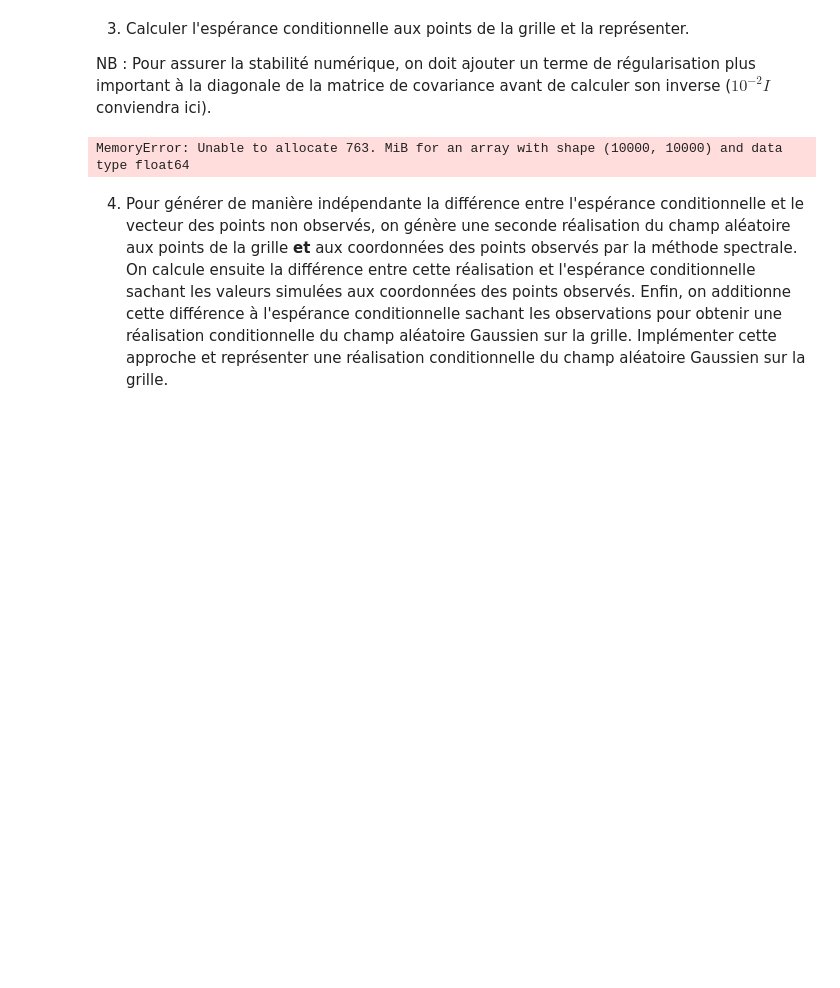
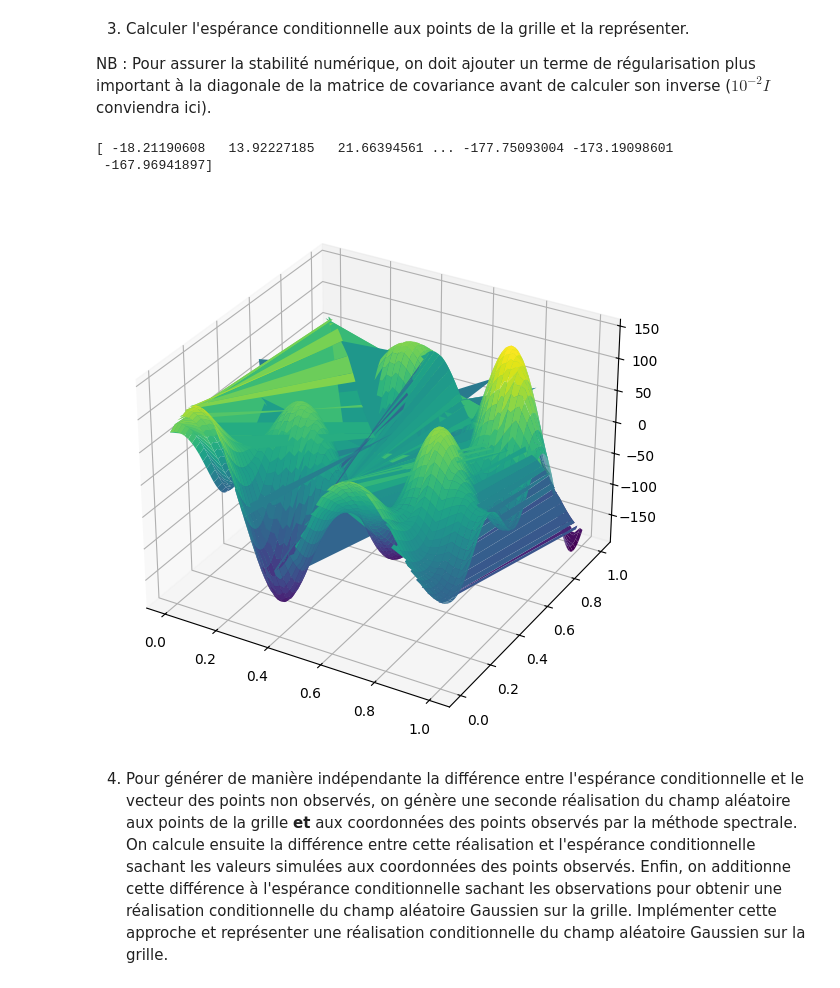
Before and after one commit to Martinks28/Projet-proba, a Jupyter notebook: Projet Probabilités.ipynb, the cells around one changed output. Cells and saved outputs as stored; diff of their text form; code cells hidden in the pictures; blank space fills up the shorter version.

```diff
--- a/Projet Probabilités.ipynb
+++ b/Projet Probabilités.ipynb
@@ -311,9 +311,6 @@ for i in range(0,50):
 
 NB : Pour assurer la stabilité numérique, on doit ajouter un terme de régularisation plus important à la diagonale de la matrice de covariance avant de calculer son inverse ($10^{-2} I$ conviendra ici).
 # %%
-sigma2 = 1.0
-a = 0.05
-
 sigma2 = 1.0
 a = 0.05
 
@@ -323,59 +320,59 @@ l = np.linspace(0,1,100)
 liste_cles = list(d.keys())
 liste_points = [] #Liste des points dans l'ordre
 
-# Ajout des points connues
+# Ajout des points connus
 
 for x in liste_cles :
-    liste_points.append((l[x[0]],l[x[1]]))
+    liste_points.append(np.array([l[x[0]],l[x[1]]]))
 
-# Ajout des points non connues
+# Ajout des points non connus
 
 for i in range(0,100) :
     for j in range(0,100) :
         if (i,j) not in d :
-            liste_points.append((l[i], l[j]))
+            liste_points.append(np.array([l[i], l[j]]))
 
 m_distances = distance_matrix(liste_points, liste_points)
 
-"""
-def covariance_gaussienne_ram(m_distances, sigma2, a) :
-    C = np.empty((10000,10000))
-    for i in range(0,10000) :
-        for j in range(0,10000) :
-            C[i,j] = sigma2*np.exp(-(m_distances**2)/a)
-"""
-
 C = covariance_gaussienne(m_distances, sigma2, a)
-# %% [output]
-MemoryError: Unable to allocate 763. MiB for an array with shape (10000, 10000) and data type float64
 # %%
 # Calcul de l'espérance en considérant que m_X1 et m_X2 sont nulles
 
-C_X2 = C[:50,:50]
-C_X1 = C[50:10000,50:10000]
+C_X1 = C[:50,:50]
+C_X2 = C[50:10000,50:10000]
+C_X2X1 = C[50:10000,:50]
 C_X1X2 = C[:50,50:10000]
-C_X2X1 = C[50:10000,:50]
 
-C_X1_inv = np.linalg.inv(C_X1 + (10**-2)*np.identity(9950))
+C_X1_inv = np.linalg.inv(C_X1 + (10**-2)*np.identity(50))
 
 
 # Construction du vecteur des points observés
-x1 = np.array([])
-
+x1 = np.empty(50)
+i=0
 for x in liste_cles :
-    x1.append(d[x])
+    x1[i]=d[x]
+    i+=1
 
 E_cond = np.dot(C_X2X1, np.dot(C_X1_inv, x1))
 # %%
 # Représentation
+liste_points = np.array(liste_points)
+x, y = liste_points[:,0], liste_points[:,1]
+z = np.concatenate((x1, E_cond))
+print(z)
 
-x, y = liste_points[:,0], liste_points[:,1]
-z = x1 + E_cond
+X = x.reshape(100, 100)
+Y = y.reshape(100, 100)
+Z = z.reshape(100, 100)
 
 fig = plt.figure(figsize=(7,7))
 axes = plt.axes(projection="3d")
-axes.plot_surface(x,y,z, cmap="viridis")
+axes.plot_surface(X,Y,Z, cmap="viridis")
 plt.show()
+# %% [output]
+[ -18.21190608   13.92227185   21.66394561 ... -177.75093004 -173.19098601
+ -167.96941897]
+[figure, added]
 # %% [markdown]
 4. Pour générer de manière indépendante la différence entre l'espérance conditionnelle et le vecteur des points non observés, on génère une seconde réalisation du champ aléatoire aux points de la grille **et** aux coordonnées des points observés par la méthode spectrale. On calcule ensuite la différence entre cette réalisation et l'espérance conditionnelle sachant les valeurs simulées aux coordonnées des points observés. Enfin, on additionne cette différence à l'espérance conditionnelle sachant les observations pour obtenir une réalisation conditionnelle du champ aléatoire Gaussien sur la grille. Implémenter cette approche et représenter une réalisation conditionnelle du champ aléatoire Gaussien sur la grille.
 # %% [markdown]
```
Also changed, not shown: parts of 4 cells of this notebook.
